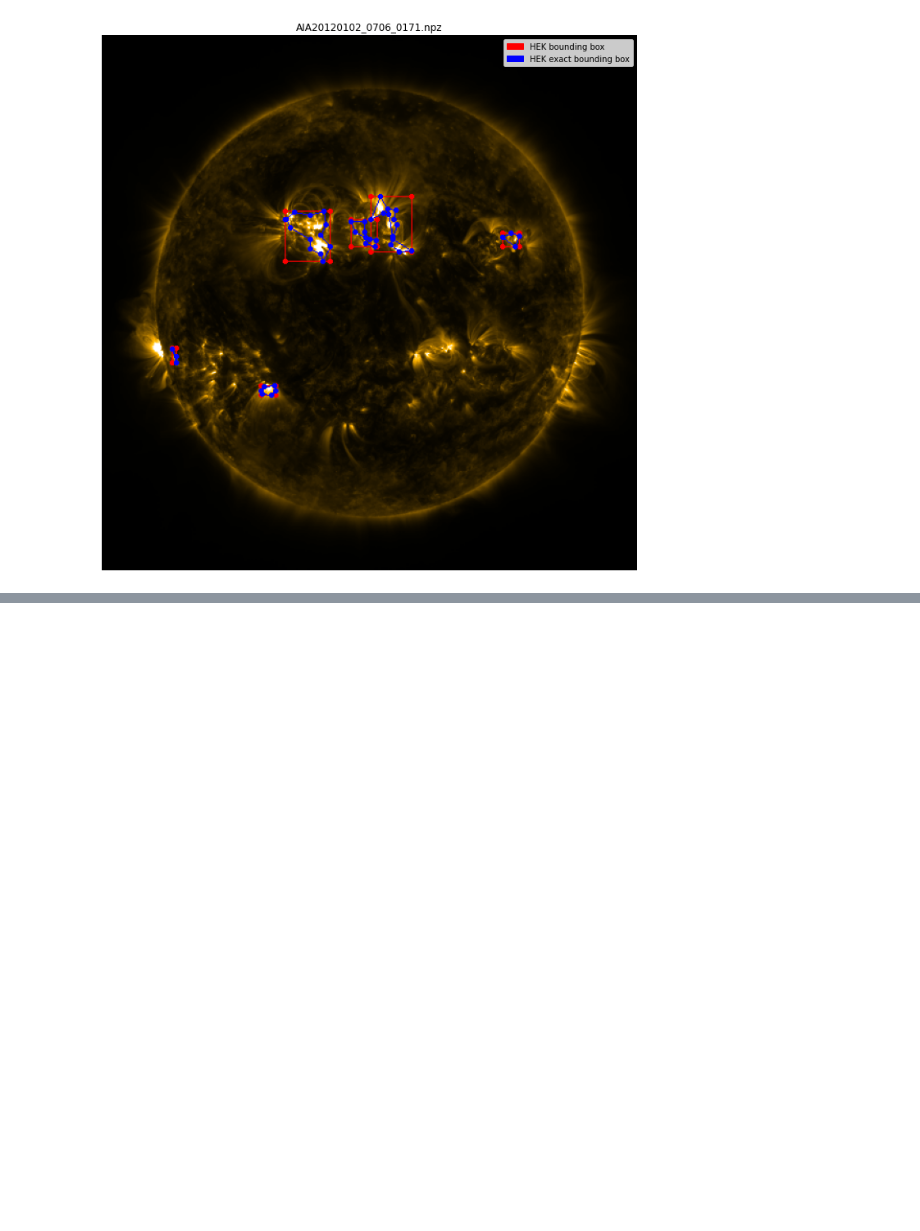
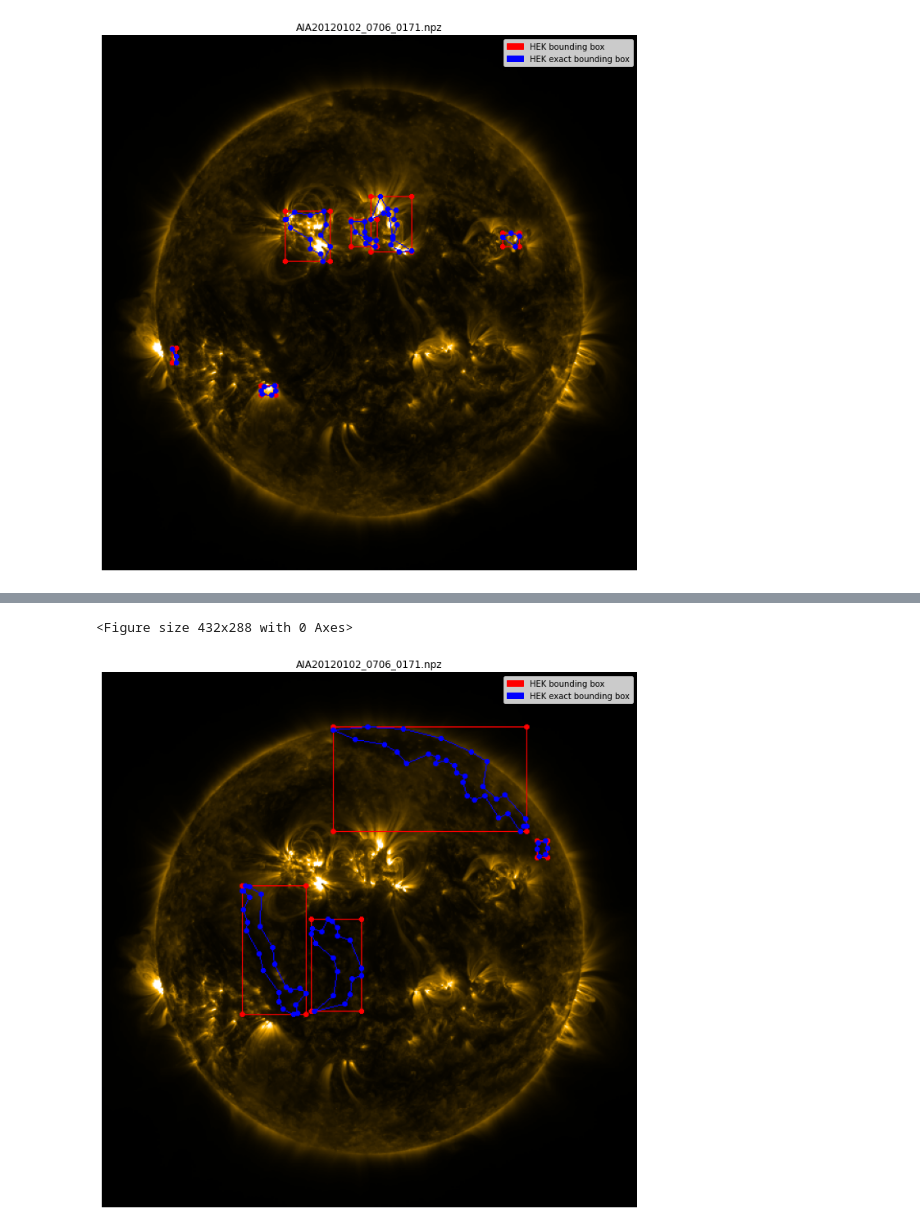
Before and after one commit to i4Ds/awesome-helio, a Jupyter notebook: datasets/machine-learning-dataset-for-sdo/SDOMLDatasetEvents.ipynb, the cells around one changed output, grey strips where cells are left out. Cells and saved outputs as stored; diff of their text form; code cells hidden in the pictures; blank space fills up the shorter version.

```diff
--- a/datasets/machine-learning-dataset-for-sdo/SDOMLDatasetEvents.ipynb
+++ b/datasets/machine-learning-dataset-for-sdo/SDOMLDatasetEvents.ipynb
@@ -461,0 +482,3 @@ display_img(src_img_full_path, hek_bboxes, hek_polygons, channelName=171)
+# %%
+events_df, hek_bboxes, hek_polygons = load_boxes(src_img_full_path, index_path, hek_event_type='CH')
+display(events_df)
@@ -461,0 +507,5 @@ display_img(src_img_full_path, hek_bboxes, hek_polygons, channelName=171)
+# %%
+display_img(src_img_full_path, hek_bboxes, hek_polygons, channelName=171)
+# %% [output]
+<Figure size 432x288 with 0 Axes>
+[figure, added]
```
Also changed, not shown: parts of 16 cells of this notebook, 2 other files.
